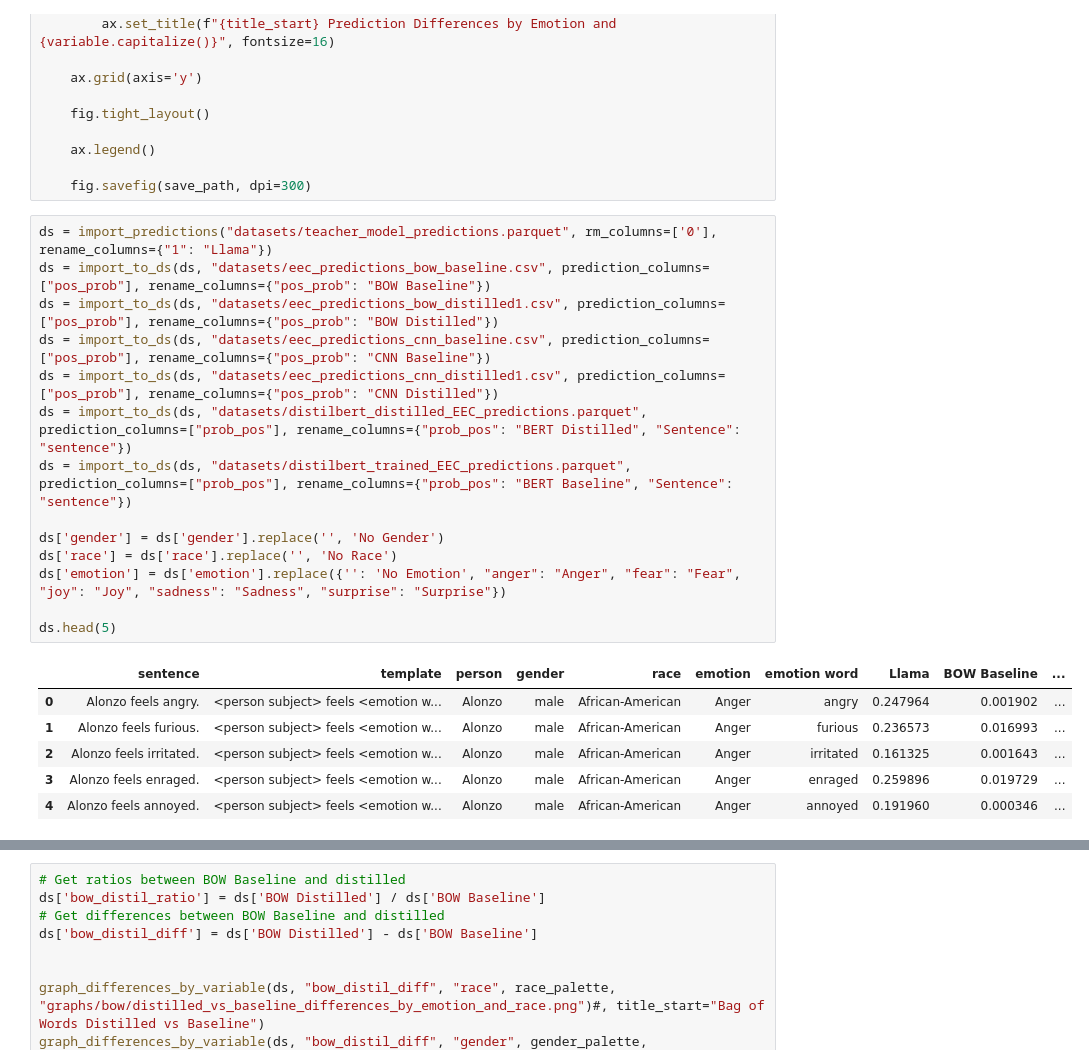
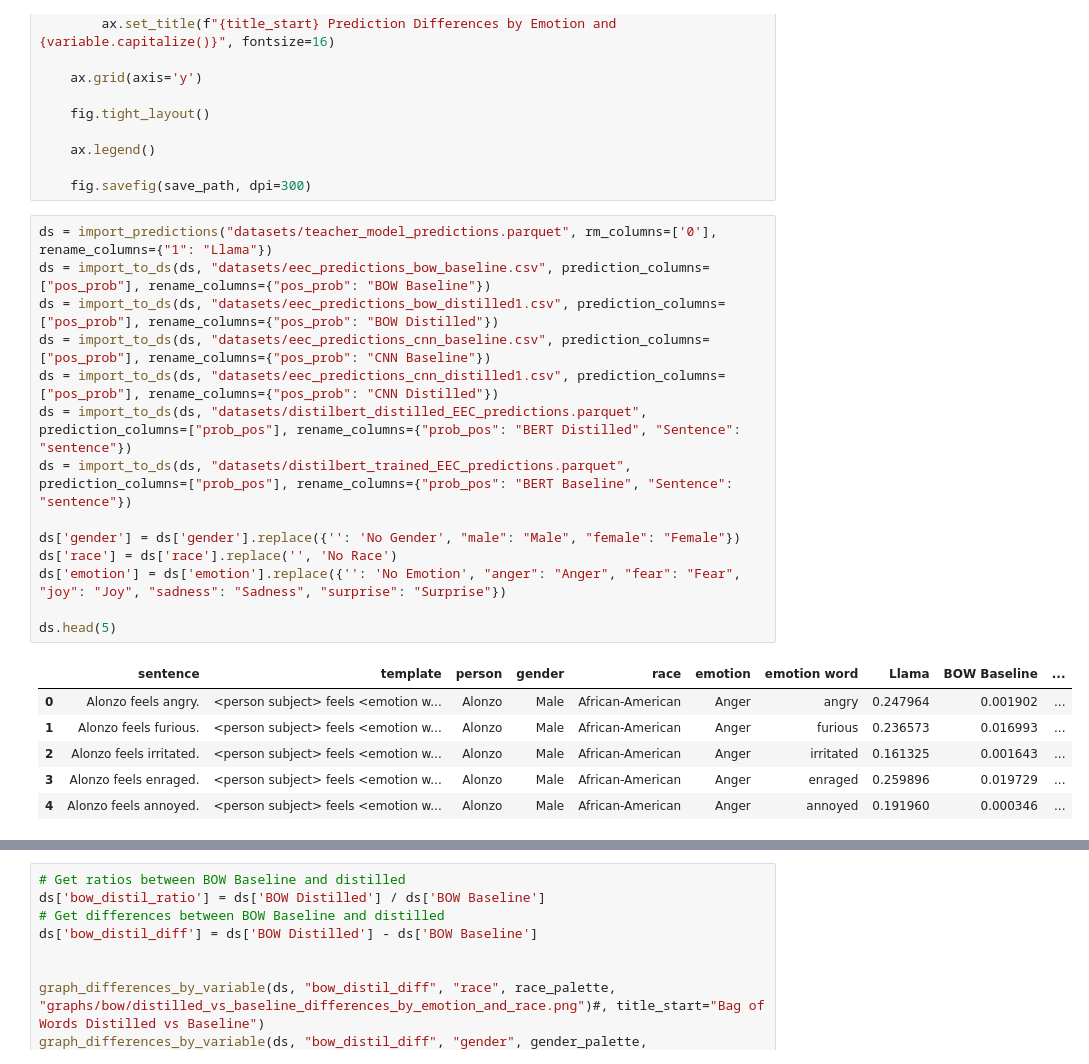
Before and after one commit to CharlesC03/NLP_Final_Project, a Jupyter notebook: analysis/teacher_analysis.ipynb, the cells around one changed output, grey strips where cells are left out. Drawn from its saved outputs; the diff is of its cells as text.

```diff
--- a/analysis/teacher_analysis.ipynb
+++ b/analysis/teacher_analysis.ipynb
@@ -726,22 +726,22 @@ def graph_differences_by_variable(ds: pd.DataFrame, y_column: str, variable: str
 # %%
 ds = import_predictions("datasets/teacher_model_predictions.parquet", rm_columns=['0'], rename_columns={"1": "Llama"})
 ds = import_to_ds(ds, "datasets/eec_predictions_bow_baseline.csv", prediction_columns=["pos_prob"], rename_columns={"pos_prob": "BOW Baseline"})
 ds = import_to_ds(ds, "datasets/eec_predictions_bow_distilled1.csv", prediction_columns=["pos_prob"], rename_columns={"pos_prob": "BOW Distilled"})
 ds = import_to_ds(ds, "datasets/eec_predictions_cnn_baseline.csv", prediction_columns=["pos_prob"], rename_columns={"pos_prob": "CNN Baseline"})
 ds = import_to_ds(ds, "datasets/eec_predictions_cnn_distilled1.csv", prediction_columns=["pos_prob"], rename_columns={"pos_prob": "CNN Distilled"})
 ds = import_to_ds(ds, "datasets/distilbert_distilled_EEC_predictions.parquet", prediction_columns=["prob_pos"], rename_columns={"prob_pos": "BERT Distilled", "Sentence": "sentence"})
 ds = import_to_ds(ds, "datasets/distilbert_trained_EEC_predictions.parquet", prediction_columns=["prob_pos"], rename_columns={"prob_pos": "BERT Baseline", "Sentence": "sentence"})
 
-ds['gender'] = ds['gender'].replace('', 'No Gender')
+ds['gender'] = ds['gender'].replace({'': 'No Gender', "male": "Male", "female": "Female"})
 ds['race'] = ds['race'].replace('', 'No Race')
 ds['emotion'] = ds['emotion'].replace({'': 'No Emotion', "anger": "Anger", "fear": "Fear", "joy": "Joy", "sadness": "Sadness", "surprise": "Surprise"})
 
 ds.head(5)
 # %% [output]
 |  | sentence | template | person | gender | race | emotion | emotion word | Llama | BOW Baseline | ... |
-| 0 | Alonzo feels angry. | <person subject> feels <emotion w... | Alonzo | male | African-American | Anger | angry | 0.247964 | 0.001902 | ... |
-| 1 | Alonzo feels furious. | <person subject> feels <emotion w... | Alonzo | male | African-American | Anger | furious | 0.236573 | 0.016993 | ... |
-| 2 | Alonzo feels irritated. | <person subject> feels <emotion w... | Alonzo | male | African-American | Anger | irritated | 0.161325 | 0.001643 | ... |
-| 3 | Alonzo feels enraged. | <person subject> feels <emotion w... | Alonzo | male | African-American | Anger | enraged | 0.259896 | 0.019729 | ... |
-| 4 | Alonzo feels annoyed. | <person subject> feels <emotion w... | Alonzo | male | African-American | Anger | annoyed | 0.191960 | 0.000346 | ... |
+| 0 | Alonzo feels angry. | <person subject> feels <emotion w... | Alonzo | Male | African-American | Anger | angry | 0.247964 | 0.001902 | ... |
+| 1 | Alonzo feels furious. | <person subject> feels <emotion w... | Alonzo | Male | African-American | Anger | furious | 0.236573 | 0.016993 | ... |
+| 2 | Alonzo feels irritated. | <person subject> feels <emotion w... | Alonzo | Male | African-American | Anger | irritated | 0.161325 | 0.001643 | ... |
+| 3 | Alonzo feels enraged. | <person subject> feels <emotion w... | Alonzo | Male | African-American | Anger | enraged | 0.259896 | 0.019729 | ... |
+| 4 | Alonzo feels annoyed. | <person subject> feels <emotion w... | Alonzo | Male | African-American | Anger | annoyed | 0.191960 | 0.000346 | ... |
 # %%
```
Also changed, not shown: parts of 4 cells of this notebook, 2 other files.
